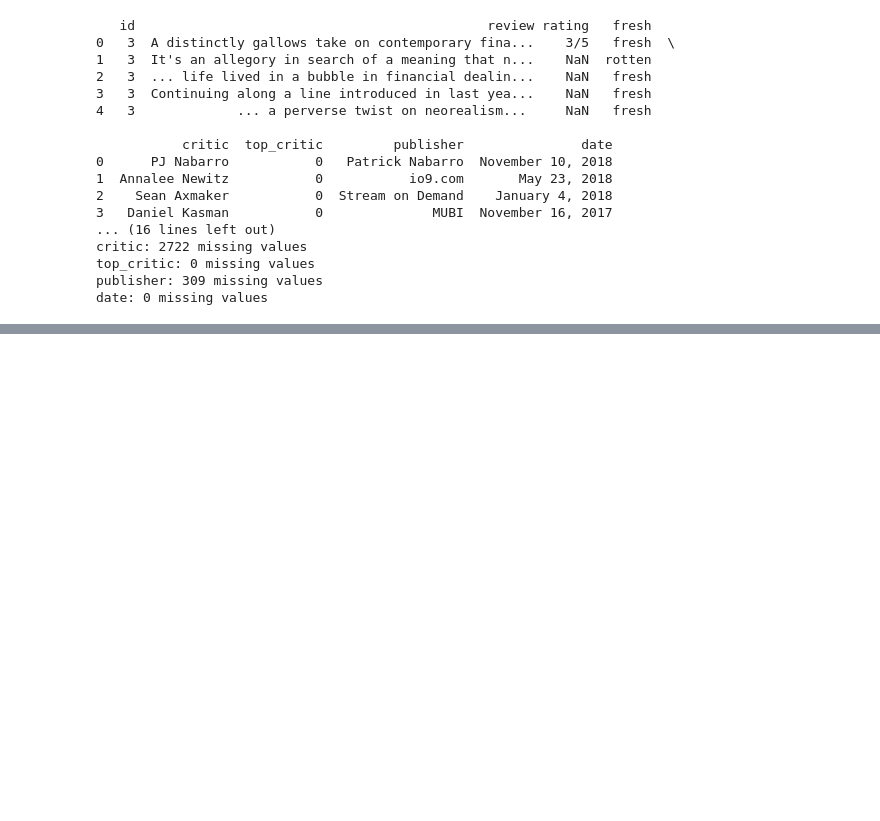
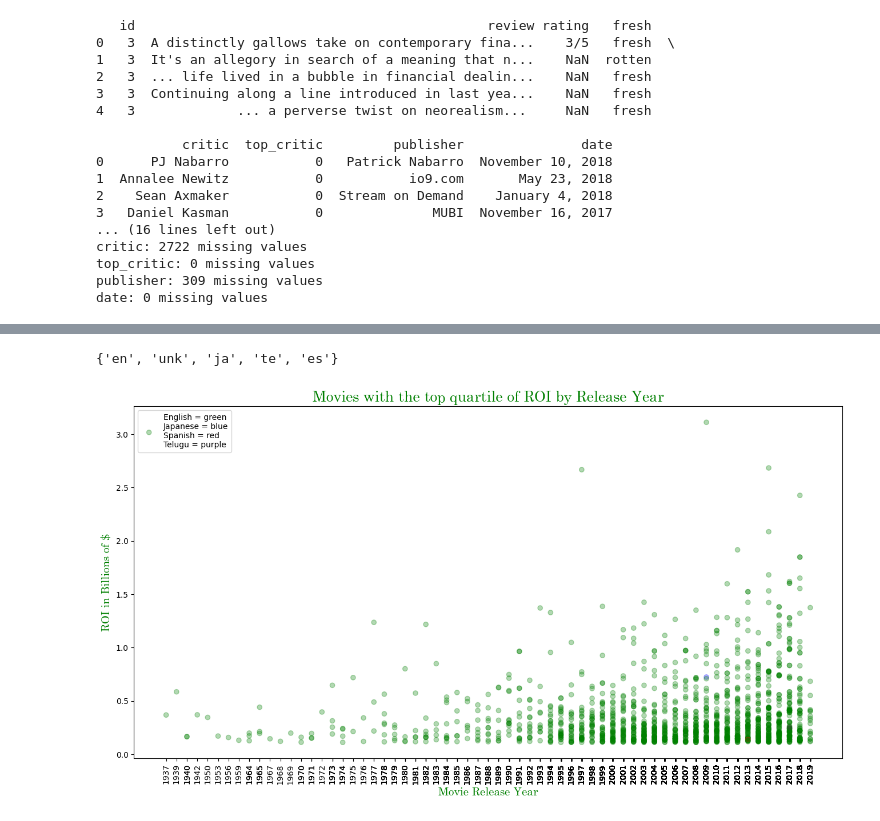
Before and after one commit to betsybetsybetsy2021/Phase1Project, a Jupyter notebook: index.ipynb, the cells around one changed output, grey strips where cells are left out. Cells and saved outputs as stored; diff of their text form; code cells hidden in the pictures; blank space fills up the shorter version.

```diff
--- a/index.ipynb
+++ b/index.ipynb
@@ -572,0 +929,8 @@ conn.close()
+# %%
+missing_values(title_merge_df)
+#print(title_merge_df.columns)
+# Because this is an outer join, there is no field that is a unique identifier, adding a new index-column, and dropping id_x and id_y
+title_merge_df.drop('id_x', axis=1, inplace=True)
+title_merge_df.drop('id_y', axis=1, inplace=True)
+title_merge_df = title_merge_df.reset_index()
+print(title_merge_df.head())
@@ -572,0 +955,4 @@ conn.close()
+# %%
+title_merge_df['Year'] = title_merge_df['release_date_x'].str.strip().str[-4:]
+title_merge_df.sort_values('ROI', ascending = False, inplace=True)
+print(title_merge_df.head(3))
@@ -572,0 +979,3 @@ conn.close()
+# %%
+title_merge_df.sort_values(('Year'), ascending = True, inplace=True)
+print(title_merge_df.head(2))
@@ -572,0 +998,30 @@ conn.close()
+# %%
+#Replace nans in "original_language" with "unk"
+title_merge_df['original_language'].fillna('unk', inplace=True)
+print(set(title_merge_df['original_language']))
+# %% [output]
+{'en', 'unk', 'ja', 'te', 'es'}
+# %%
+# Create a scatter-plot
+fig, ax = plt.subplots(figsize=(16, 8))
+
+# Instead of foreign languages, once I have mapped directors, I can use the same color schema for top directors, or studios, or whatever
+colors = title_merge_df.original_language.map({'en': 'green', 'ja': 'blue', 'te': 'purple', 'es': 'red', 'unk': 'green'})
+legend_text =  'English = green\nJapanese = blue\nSpanish = red\nTelugu = purple' # who knew that Telgug
+
+font1 = {'family':'suranna','color':'green','size':20}
+font2 = {'family':'suranna','color':'green','size':15}
+font3 = {'family':'suranna','color':'green','size':20}
+
+ax.scatter(
+    x=title_merge_df["Year"], y=((title_merge_df["ROI"])/1000000000), alpha=0.3, c=colors, label = legend_text
+)
+
+ax.set_xticks((title_merge_df['Year']))
+ax.set_xticklabels(title_merge_df['Year'], rotation = 90)
+ax.set_xlabel("Movie Release Year", fontdict = font2)
+ax.set_ylabel("ROI in Billions of $", fontdict = font2)
+ax.set_title("Movies with the top quartile of ROI by Release Year", fontdict=font3)
+ax.legend(loc="upper left");
+# %% [output]
+[figure, added]
```
Also changed, not shown: parts of 46 cells of this notebook.
